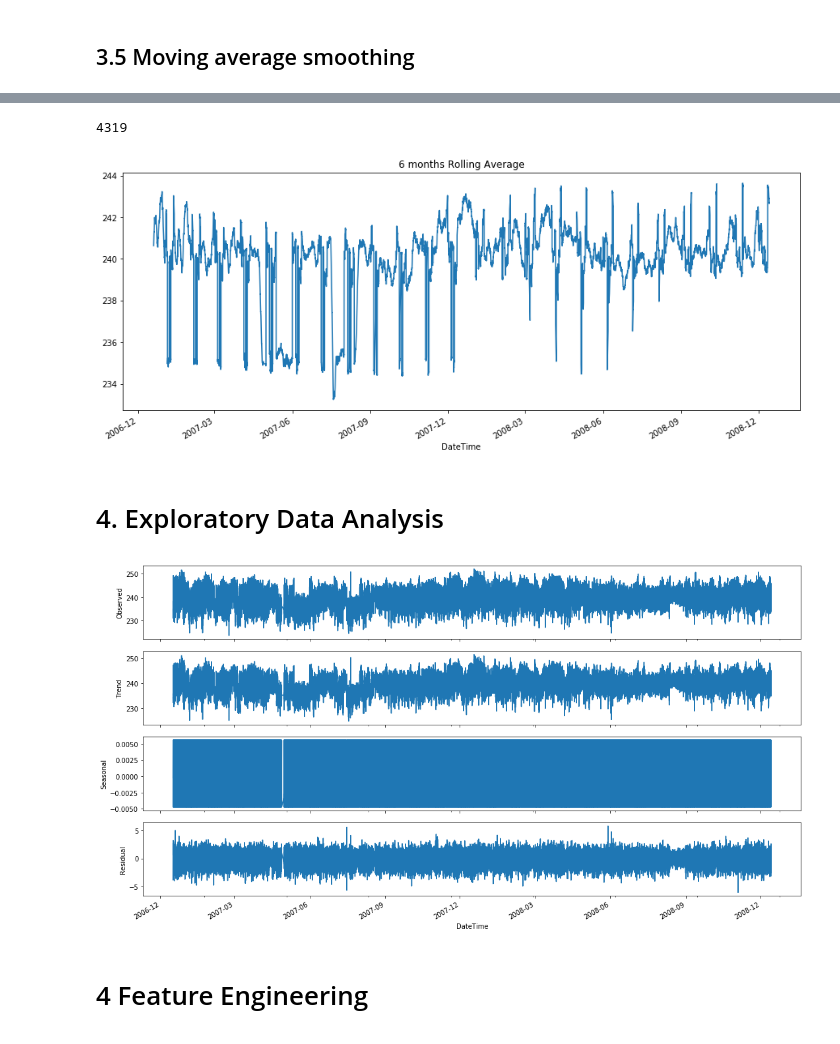
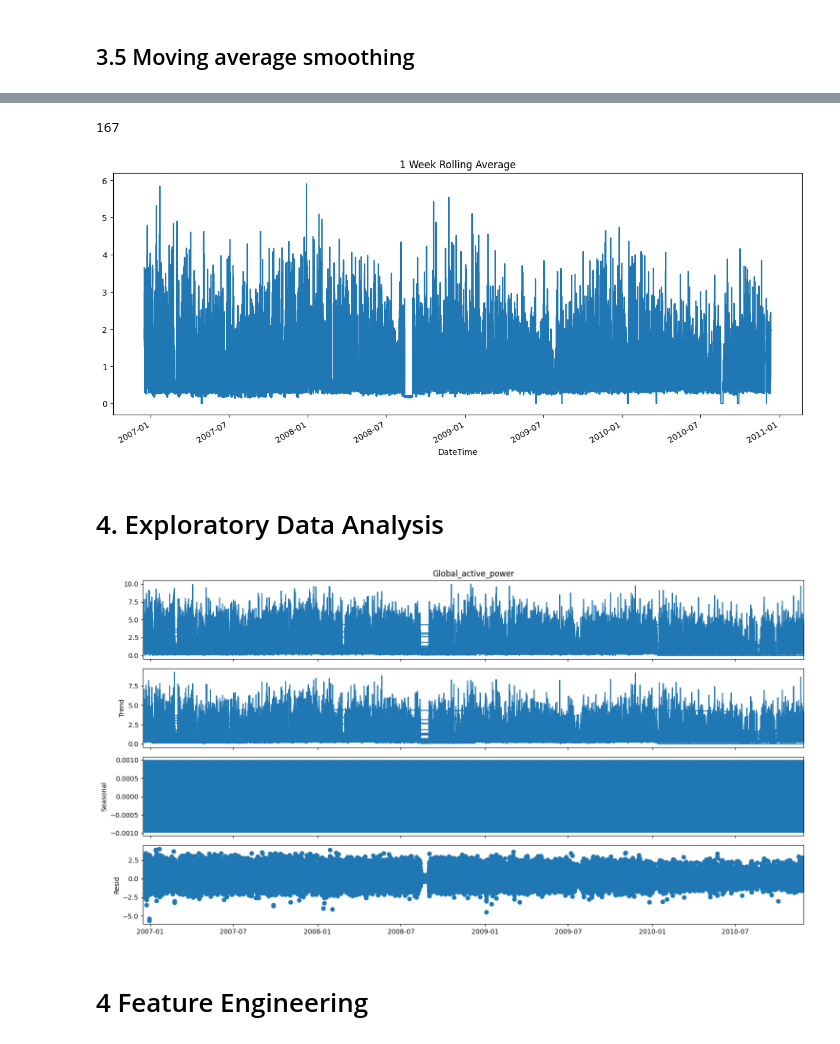
Before and after one commit to olusegunadelowo/Forecasting-Household-Electricity-Consumption-with-Time-Series-Model, a Jupyter notebook: Time_Series_Analysis_Electricity_Consumption.ipynb, the cells around one changed output, grey strips where cells are left out. Cells and saved outputs as stored; diff of their text form; code cells hidden in the pictures.

```diff
--- a/Time_Series_Analysis_Electricity_Consumption.ipynb
+++ b/Time_Series_Analysis_Electricity_Consumption.ipynb
@@ -170,7 +174,7 @@ Energy_data["Voltage"].plot(kind="box" , vert = False, title = "Distribution of
 `Observations`: Our target variable "voltage" has a lot of outliers
 # %%
 #Remove outlier
-Energy_data = Energy_data[Energy_data["Voltage"] > 200]  #mask to remove outlier with value of Voltage greater than 200
+Energy_data = Energy_data[Energy_data["Global_active_power"] < 10]  #mask to remove outlier with value of Global_active_power greater than 10
 # %%
 #check if outliers have been removed
 fig, ax = plt.subplots(figsize=(15, 6))
@@ -250,25 +252,25 @@ Name: Voltage, Length: 1044506, dtype: float64
 # %%
-#1st 4320h in the window has missing value
-Energy_data["Voltage"].rolling(4320).mean().isnull().sum()
+#1st 168h in the window has missing value
+Energy_data["Global_active_power"].rolling(168).mean().isnull().sum()
 # %% [output]
-4319
+167
 # %%
-#smoothens the pattern with 6 months rolling average
+#smoothens the pattern with 1 week rolling average
 fig, ax = plt.subplots(figsize=(15, 6))
-Energy_data["Voltage"].rolling(4320).mean().plot(ax=ax, label="Voltage" , title = "6 months Rolling Average");
+Energy_data["Global_active_power"].rolling(168).mean().plot(ax=ax, label="Global_active_power" , title = "1 Week Rolling Average");
 # %% [output]
-[figure, old version]
+[figure, new version]
 # %% [markdown]
 # 4. Exploratory Data Analysis
 # %%
 import statsmodels.api as sm
 from pylab import rcParams
 rcParams['figure.figsize'] = 15, 8
-decompose_series = sm.tsa.seasonal_decompose(Energy_data['Voltage'], model='additive', freq=10)
+decompose_series = sm.tsa.seasonal_decompose(Energy_data['Global_active_power'], model='additive', period=10)
 decompose_series.plot()
 plt.show()
 # %% [output]
-[figure, old version]
+[figure, new version]
 # %%
 #performs an ADF test
 from statsmodels.tsa.stattools import adfuller
```
Also changed, not shown: parts of 25 cells of this notebook.
